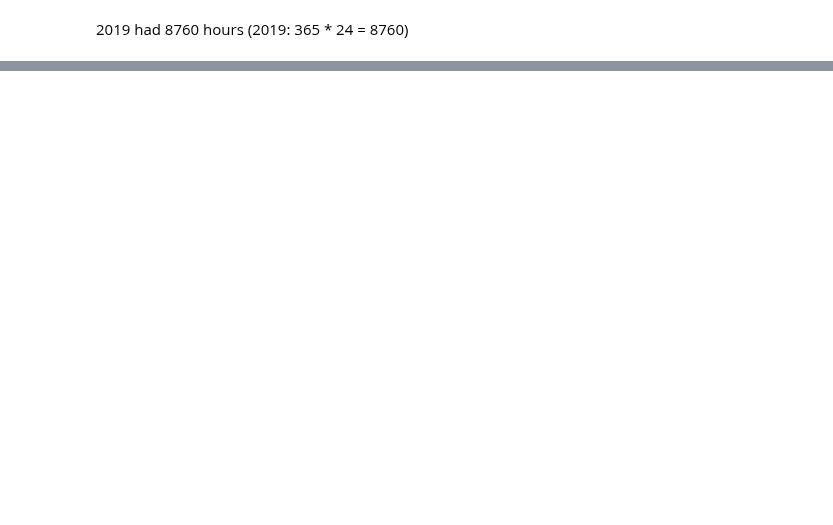
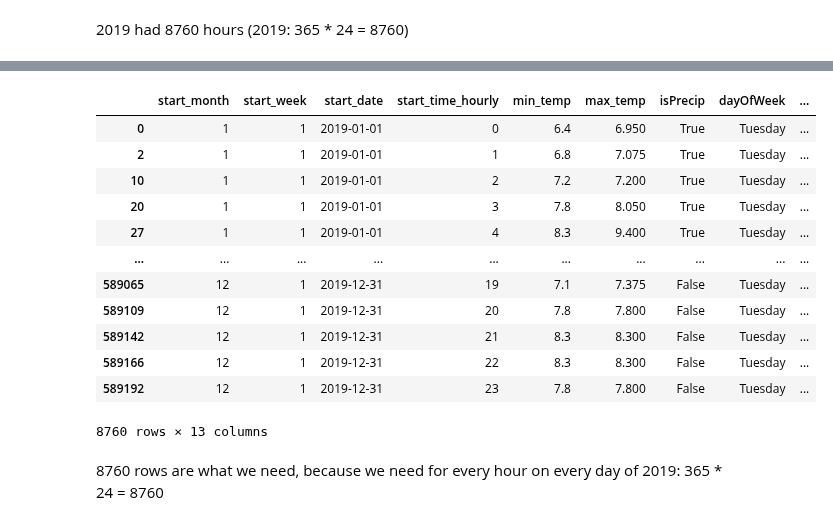
Before and after one commit to Hannah2800/AA_2022_PythonPandas, a Jupyter notebook: Task 1 - Data Collection and Preparation.ipynb, the cells around one changed output, grey strips where cells are left out. Drawn from its saved outputs; the diff is of its cells as text; code cells hidden in the pictures; blank space fills up the shorter version.

```diff
--- a/Task 1 - Data Collection and Preparation.ipynb
+++ b/Task 1 - Data Collection and Preparation.ipynb
@@ -1613,0 +1717,19 @@ dfPhiladelphiaWith0Trips.info()
+# %%
+dfPhiladelphiaIncluding0TripsUniqueHours = dfPhiladelphiaIncluding0Trips.drop_duplicates()
+dfPhiladelphiaIncluding0TripsUniqueHours
+# %% [output]
+|  | start_month | start_week | start_date | start_time_hourly | min_temp | max_temp | isPrecip | dayOfWeek | ... |
+| 0 | 1 | 1 | 2019-01-01 | 0 | 6.4 | 6.950 | True | Tuesday | ... |
+| 2 | 1 | 1 | 2019-01-01 | 1 | 6.8 | 7.075 | True | Tuesday | ... |
+| 10 | 1 | 1 | 2019-01-01 | 2 | 7.2 | 7.200 | True | Tuesday | ... |
+| 20 | 1 | 1 | 2019-01-01 | 3 | 7.8 | 8.050 | True | Tuesday | ... |
+| 27 | 1 | 1 | 2019-01-01 | 4 | 8.3 | 9.400 | True | Tuesday | ... |
+| ... | ... | ... | ... | ... | ... | ... | ... | ... | ... |
+| 589065 | 12 | 1 | 2019-12-31 | 19 | 7.1 | 7.375 | False | Tuesday | ... |
+| 589109 | 12 | 1 | 2019-12-31 | 20 | 7.8 | 7.800 | False | Tuesday | ... |
+| 589142 | 12 | 1 | 2019-12-31 | 21 | 8.3 | 8.300 | False | Tuesday | ... |
+| 589166 | 12 | 1 | 2019-12-31 | 22 | 8.3 | 8.300 | False | Tuesday | ... |
+| 589192 | 12 | 1 | 2019-12-31 | 23 | 7.8 | 7.800 | False | Tuesday | ... |
+8760 rows × 13 columns
+# %% [markdown]
+8760 rows are what we need, because we need for every hour on every day of 2019: 365 * 24 = 8760
```
Also changed, not shown: parts of 19 cells of this notebook, 3 other files.
